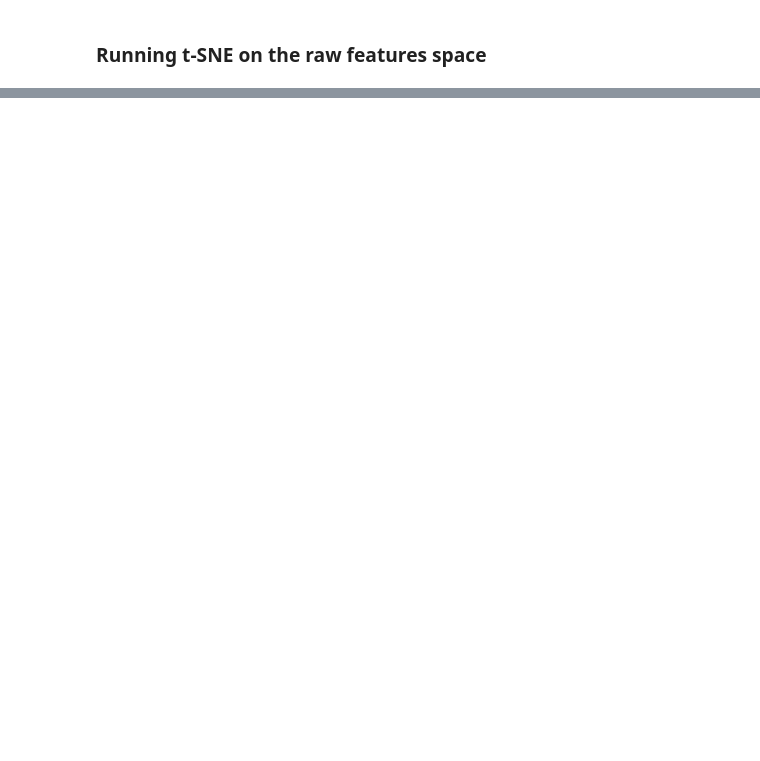
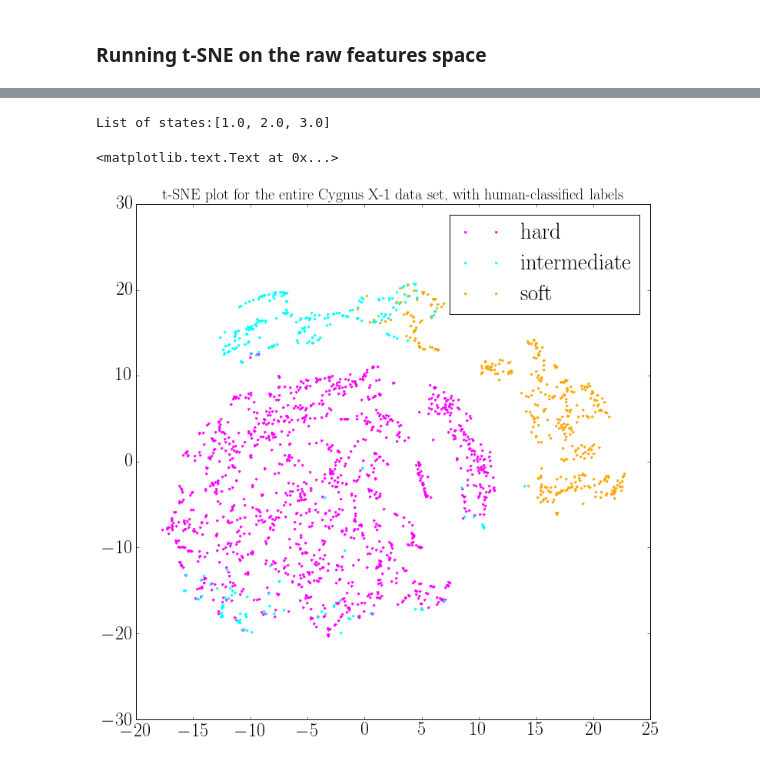
Before and after one commit to dhuppenkothen/cygx1class, a Jupyter notebook: CygX1_state_classification.ipynb, the cells around one changed output, grey strips where cells are left out. Drawn from its saved outputs; the diff is of its cells as text; code cells hidden in the pictures; blank space fills up the shorter version.

```diff
--- a/CygX1_state_classification.ipynb
+++ b/CygX1_state_classification.ipynb
@@ -135,0 +185,2 @@ asdf = tsne.fit_transform(fscaled)
+# %%
+tsne, asdf = gt.getpickle("cygx1_tsne.dat")
@@ -135,0 +211,24 @@ asdf = tsne.fit_transform(fscaled)
+# %%
+
+state_set = list(set(states[0,:]))
+print("List of states:" + str(state_set))
+plt.figure(figsize=(12, 12))
+
+colors = ["magenta", "cyan", "orange"]
+
+for k, col in zip(range(len(state_set)), colors):
+    my_members = states[0,:] == k+1
+    #cluster_center = cluster_centers[k]
+    plt.plot(asdf[my_members, 1], asdf[my_members, 0],".", color=col)
+    #plt.plot(cluster_center[0], cluster_center[1], 'o', markerfacecolor=col,
+    #         markeredgecolor='k', markersize=14)
+plt.legend(["hard", "intermediate", "soft"])
+#plt.show()
+
+plt.title("t-SNE plot for the entire Cygnus X-1 data set, with human-classified labels")
+#plt.savefig("cygx1_tsne.png", format="png", transparent=False)
+#plt.close()
+# %% [output]
+List of states:[1.0, 2.0, 3.0]
+<matplotlib.text.Text at 0x...>
+[figure, added]
```
Also changed, not shown: parts of 31 cells of this notebook, 1 other file.
